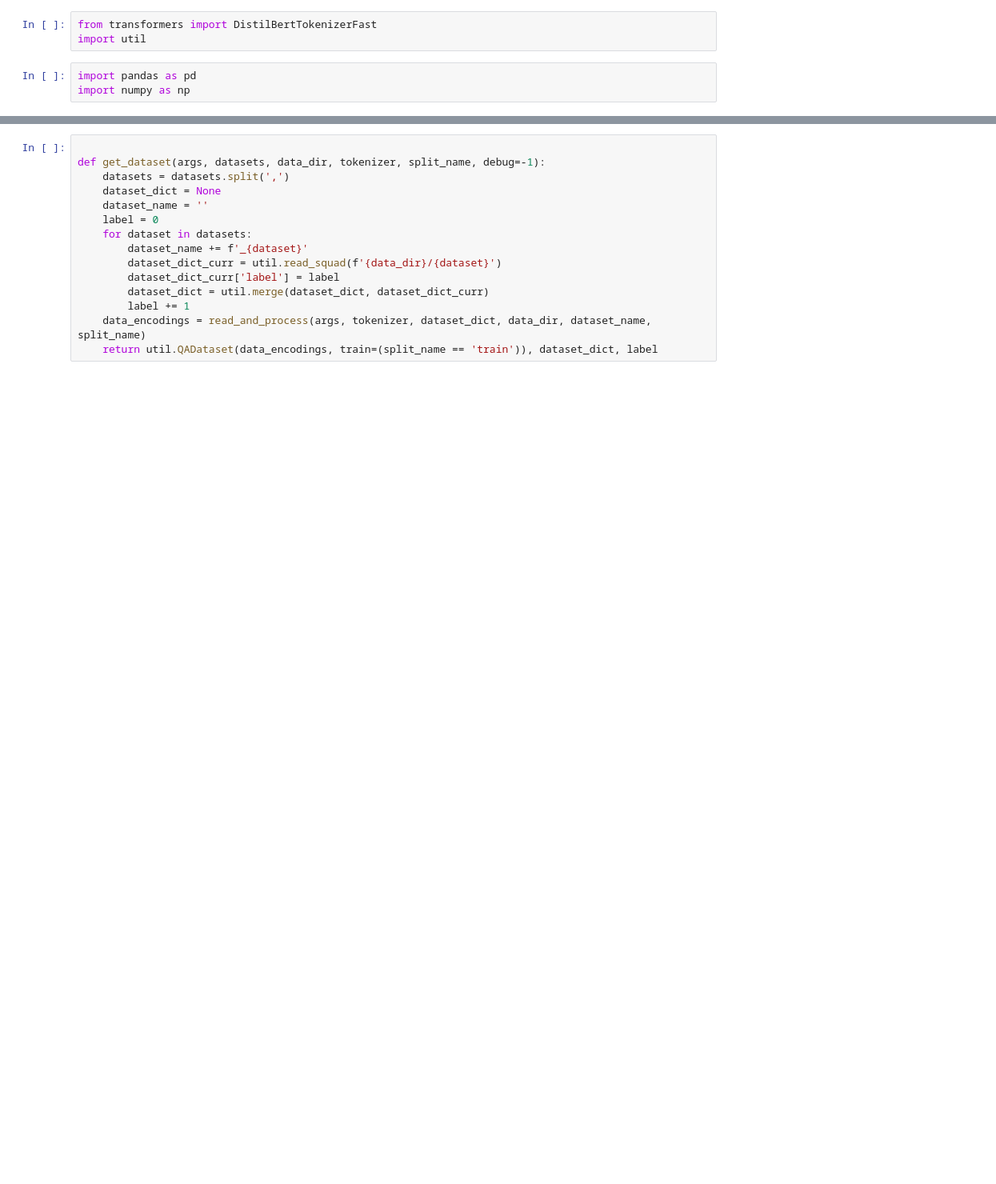
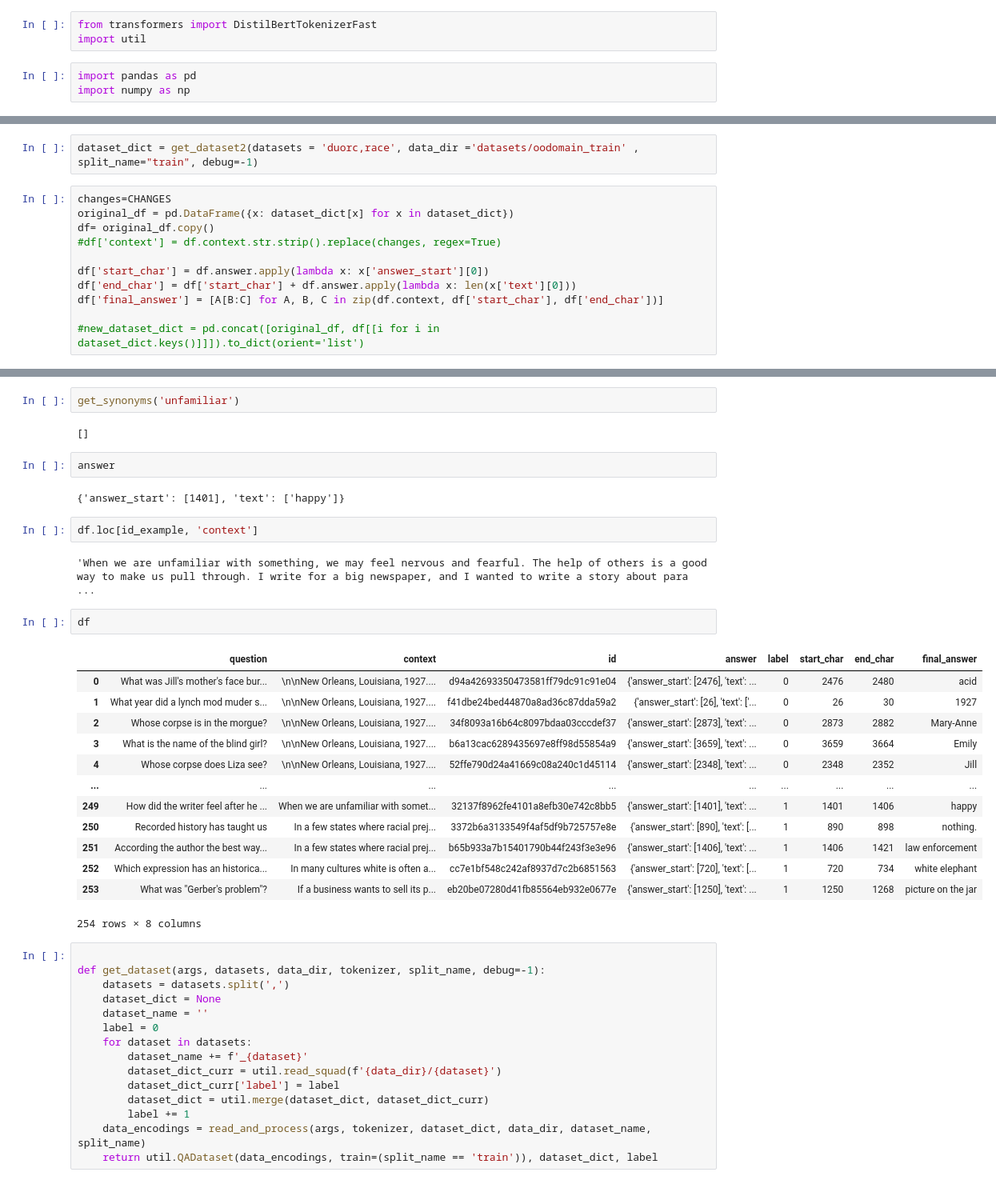
Before and after one commit to gkolosov/RobustQA, a Jupyter notebook: notebooks/data_augment_german.ipynb, the cells around one changed output, grey strips where cells are left out. Shown at 80% size. Drawn from its saved outputs; the diff is of its cells as text; blank space fills up the shorter version.

```diff
--- a/notebooks/data_augment_german.ipynb
+++ b/notebooks/data_augment_german.ipynb
@@ -12,0 +19,13 @@ from data_augmentation import *
+# %%
+dataset_dict = get_dataset2(datasets = 'duorc,race', data_dir ='datasets/oodomain_train' , split_name="train", debug=-1)
+# %%
+changes=CHANGES
+original_df = pd.DataFrame({x: dataset_dict[x] for x in dataset_dict})
+df= original_df.copy()
+#df['context'] = df.context.str.strip().replace(changes, regex=True)
+
+df['start_char'] = df.answer.apply(lambda x: x['answer_start'][0])
+df['end_char'] = df['start_char'] + df.answer.apply(lambda x: len(x['text'][0]))
+df['final_answer'] = [A[B:C] for A, B, C in zip(df.context, df['start_char'], df['end_char'])]
+
+#new_dataset_dict = pd.concat([original_df, df[[i for i in dataset_dict.keys()]]]).to_dict(orient='list')
@@ -13,3 +200,31 @@ from data_augmentation import *
+# %%
+get_synonyms('unfamiliar')
+# %% [output]
+[]
+# %%
+answer
+# %% [output]
+{'answer_start': [1401], 'text': ['happy']}
+# %%
+df.loc[id_example, 'context']
+# %% [output]
+'When we are unfamiliar with something, we may feel nervous and fearful. The help of others is a good way to make us pull through. I write for a big newspaper, and I wanted to write a story about para ...
+# %%
+df
+# %% [output]
+|  | question | context | id | answer | label | start_char | end_char | final_answer |
+| 0 | What was Jill's mother's face bur... | \n\nNew Orleans, Louisiana, 1927.... | d94a42693350473581ff79dc91c91e04 | {'answer_start': [2476], 'text': ... | 0 | 2476 | 2480 | acid |
+| 1 | What year did a lynch mod muder s... | \n\nNew Orleans, Louisiana, 1927.... | f41dbe24bed44870a8ad36c87dda59a2 | {'answer_start': [26], 'text': ['... | 0 | 26 | 30 | 1927 |
+| 2 | Whose corpse is in the morgue? | \n\nNew Orleans, Louisiana, 1927.... | 34f8093a16b64c8097bdaa03cccdef37 | {'answer_start': [2873], 'text': ... | 0 | 2873 | 2882 | Mary-Anne |
+| 3 | What is the name of the blind girl? | \n\nNew Orleans, Louisiana, 1927.... | b6a13cac6289435697e8ff98d55854a9 | {'answer_start': [3659], 'text': ... | 0 | 3659 | 3664 | Emily |
+| 4 | Whose corpse does Liza see? | \n\nNew Orleans, Louisiana, 1927.... | 52ffe790d24a41669c08a240c1d45114 | {'answer_start': [2348], 'text': ... | 0 | 2348 | 2352 | Jill |
+| ... | ... | ... | ... | ... | ... | ... | ... | ... |
+| 249 | How did the writer feel after he ... | When we are unfamiliar with somet... | 32137f8962fe4101a8efb30e742c8bb5 | {'answer_start': [1401], 'text': ... | 1 | 1401 | 1406 | happy |
+| 250 | Recorded history has taught us | In a few states where racial prej... | 3372b6a3133549f4af5df9b725757e8e | {'answer_start': [890], 'text': [... | 1 | 890 | 898 | nothing. |
+| 251 | According the author the best way... | In a few states where racial prej... | b65b933a7b15401790b44f243f3e3e96 | {'answer_start': [1406], 'text': ... | 1 | 1406 | 1421 | law enforcement |
+| 252 | Which expression has an historica... | In many cultures white is often a... | cc7e1bf548c242af8937d7c2b6851563 | {'answer_start': [720], 'text': [... | 1 | 720 | 734 | white elephant |
+| 253 | What was "Gerber's problem"? | If a business wants to sell its p... | eb20be07280d41fb85564eb932e0677e | {'answer_start': [1250], 'text': ... | 1 | 1250 | 1268 | picture on the jar |
+254 rows × 8 columns
 # %%
 
 def get_dataset(args, datasets, data_dir, tokenizer, split_name, debug=-1):
```
Also changed, not shown: parts of 22 cells of this notebook, 2 other files.
